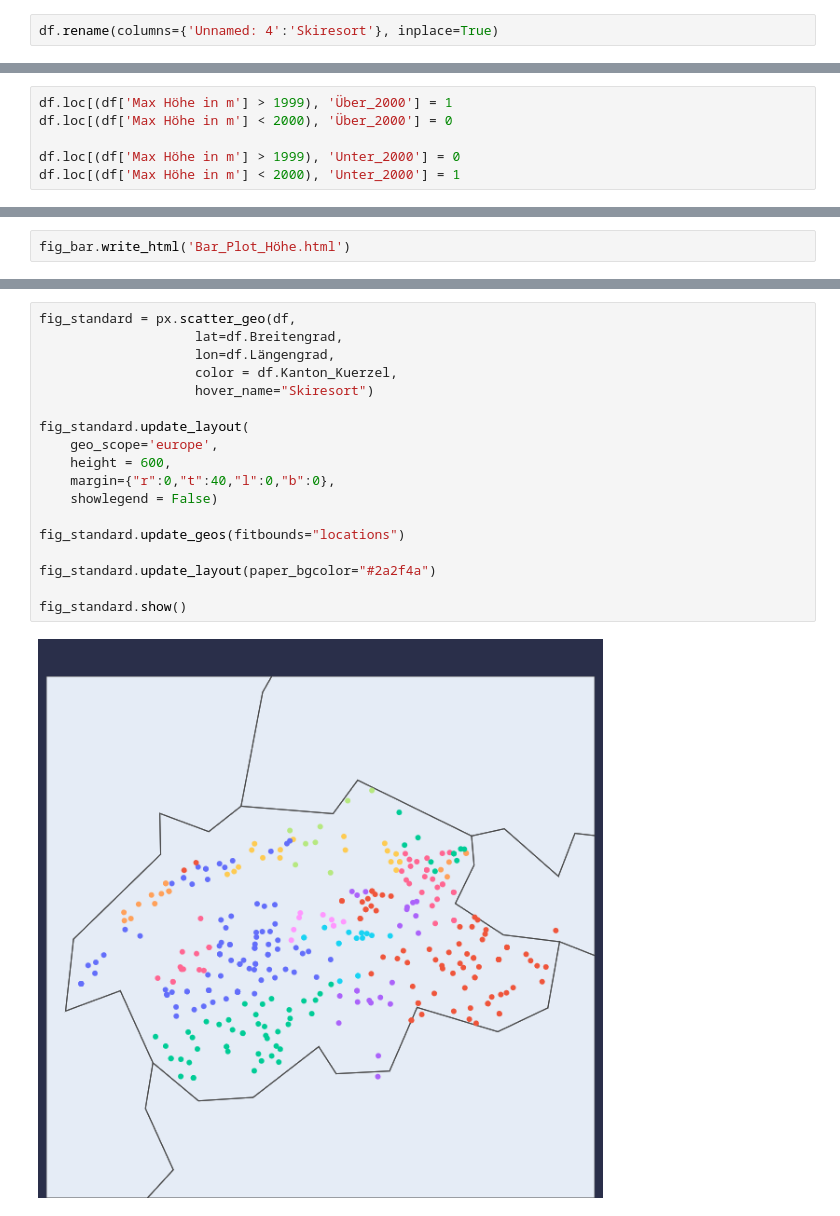
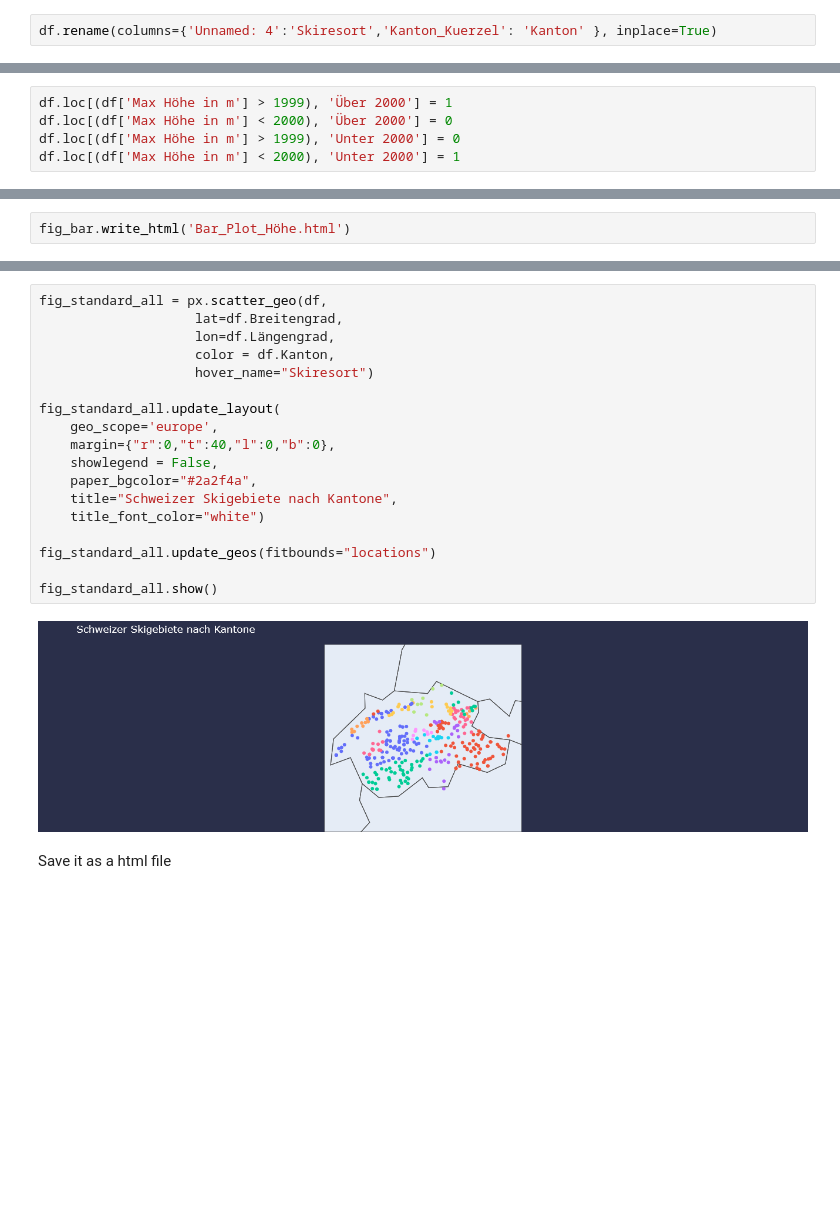
Before and after one commit to gimarius/Ski_Resorts_Switzerland, a Jupyter notebook: Data_Visualisation/Plotly_Analysis.ipynb, the cells around one changed output, grey strips where cells are left out. Cells and saved outputs as stored; diff of their text form; blank space fills up the shorter version.

```diff
--- a/Data_Visualisation/Plotly_Analysis.ipynb
+++ b/Data_Visualisation/Plotly_Analysis.ipynb
@@ -43,2 +40,2 @@ Index(['Skiresort_ID', 'Bergfex_ID', 'Ort', 'PLZ', 'Unnamed: 4',
 # %%
-df.rename(columns={'Unnamed: 4':'Skiresort'}, inplace=True)
+df.rename(columns={'Unnamed: 4':'Skiresort','Kanton_Kuerzel': 'Kanton' }, inplace=True)
@@ -45,6 +44,5 @@ df.rename(columns={'Unnamed: 4':'Skiresort'}, inplace=True)
 # %%
-df.loc[(df['Max Höhe in m'] > 1999), 'Über_2000'] = 1
-df.loc[(df['Max Höhe in m'] < 2000), 'Über_2000'] = 0
-
-df.loc[(df['Max Höhe in m'] > 1999), 'Unter_2000'] = 0
-df.loc[(df['Max Höhe in m'] < 2000), 'Unter_2000'] = 1
+df.loc[(df['Max Höhe in m'] > 1999), 'Über 2000'] = 1
+df.loc[(df['Max Höhe in m'] < 2000), 'Über 2000'] = 0
+df.loc[(df['Max Höhe in m'] > 1999), 'Unter 2000'] = 0
+df.loc[(df['Max Höhe in m'] < 2000), 'Unter 2000'] = 1
@@ -129,21 +138,23 @@ Index(['Skiresort_ID', 'Bergfex_ID', 'Ort', 'PLZ', 'Skiresort',
 # %%
-fig_standard = px.scatter_geo(df,
+fig_standard_all = px.scatter_geo(df,
                     lat=df.Breitengrad,
                     lon=df.Längengrad,
-                    color = df.Kanton_Kuerzel,
+                    color = df.Kanton,
                     hover_name="Skiresort")
 
-fig_standard.update_layout(
+fig_standard_all.update_layout(
     geo_scope='europe',
-    height = 600,
     margin={"r":0,"t":40,"l":0,"b":0},
-    showlegend = False)
+    showlegend = False,
+    paper_bgcolor="#2a2f4a",
+    title="Schweizer Skigebiete nach Kantone",
+    title_font_color="white")
 
-fig_standard.update_geos(fitbounds="locations")
+fig_standard_all.update_geos(fitbounds="locations")
 
-fig_standard.update_layout(paper_bgcolor="#2a2f4a")
-
-fig_standard.show()
+fig_standard_all.show()
 # %% [output]
-[figure, old version]
+[figure, new version]
+# %% [markdown]
+Save it as a html file
 # %%
```
Also changed, not shown: parts of 41 cells of this notebook.
